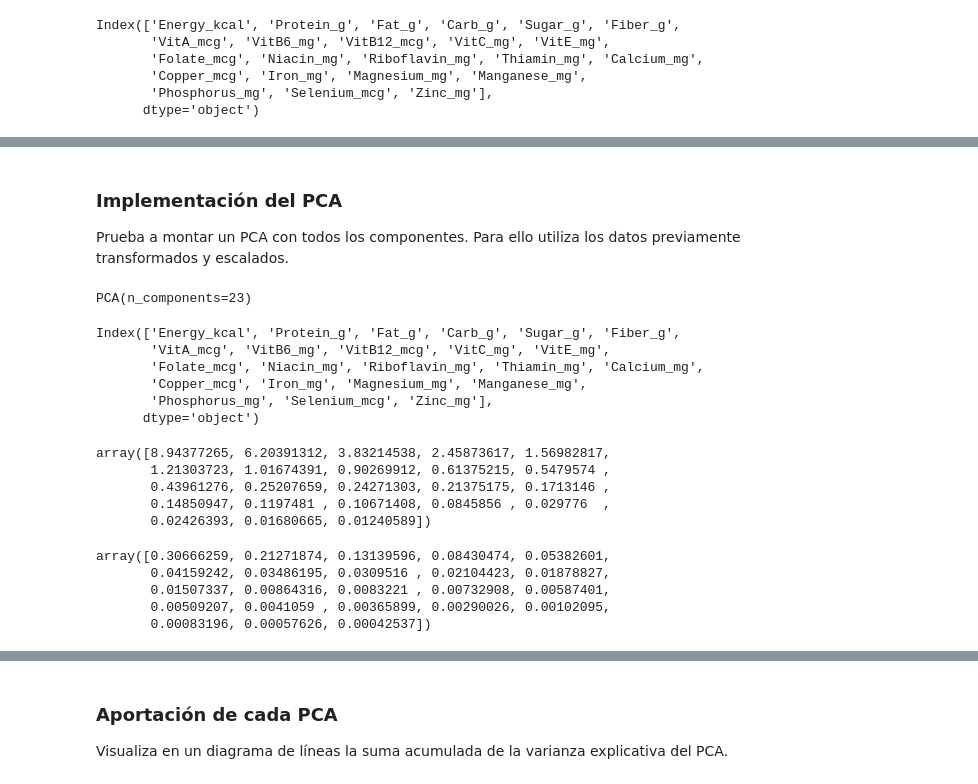
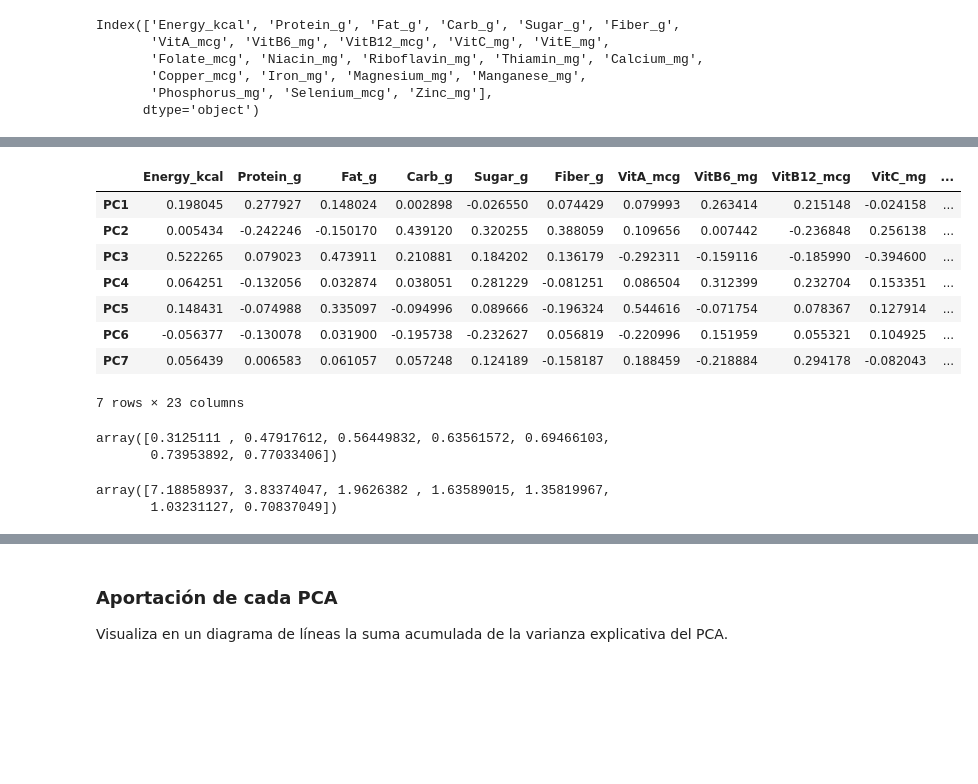
Before and after one commit to amejosecar/TheBridge_DSPT_ML_AC, a Jupyter notebook: No supervisado/Reducción dimensionalidad/Practica/1_Nutrition PCA.ipynb, the cells around one changed output, grey strips where cells are left out. Saved outputs shown, nothing was run; the diff lists cells and outputs as text; code cells hidden in the pictures; blank space fills up the shorter version.

```diff
--- a/No supervisado/Reducción dimensionalidad/Practica/1_Nutrition PCA.ipynb
+++ b/No supervisado/Reducción dimensionalidad/Practica/1_Nutrition PCA.ipynb
@@ -223,3 +223,7 @@ df.describe()
 Estandariza cada variable.
 
 No es necesario que dividas en train y test.
+# %%
+# Codigo
+scaler = StandardScaler()
+scaler.fit(df)
@@ -225,0 +232,2 @@ No es necesario que dividas en train y test.
+# %%
+df_scaled = scaler.transform(df)
@@ -225,0 +237,9 @@ No es necesario que dividas en train y test.
+# %%
+# Codigo
+from sklearn.decomposition import PCA
+
+n_comp = 7
+
+# Entrenamiento modelo PCA con escalado de los datos
+pca = PCA(n_components=n_comp)
+pca.fit(df_scaled)
@@ -259,44 +257,31 @@ df[['Energy_kcal', 'Protein_g', 'Fat_g', 'Carb_g', 'Sugar_g',
-# %% [markdown]
-### Implementación del PCA
-Prueba a montar un PCA con todos los componentes. Para ello utiliza los datos previamente transformados y escalados.
-# %%
-# Codigo
-from sklearn.pipeline import make_pipeline
-
-
-# Entrenamiento modelo PCA con escalado de los datos
-pca_pipe = make_pipeline(PCA(n_components=23))
-pca_pipe.fit(df)
-
-modelo_pca = pca_pipe['pca']
-modelo_pca
-# %% [output]
-PCA(n_components=23)
-# %%
-df.columns
-# %% [output]
-Index(['Energy_kcal', 'Protein_g', 'Fat_g', 'Carb_g', 'Sugar_g', 'Fiber_g',
-       'VitA_mcg', 'VitB6_mg', 'VitB12_mcg', 'VitC_mg', 'VitE_mg',
-       'Folate_mcg', 'Niacin_mg', 'Riboflavin_mg', 'Thiamin_mg', 'Calcium_mg',
-       'Copper_mcg', 'Iron_mg', 'Magnesium_mg', 'Manganese_mg',
-       'Phosphorus_mg', 'Selenium_mcg', 'Zinc_mg'],
-      dtype='object')
+# %%
+#convertir el array a DF
+pd.DataFrame(
+    data = pca.components_,
+    columns=df.columns,
+    index=[f'PC{i}' for i in range(1, n_comp+1)]
+
+)
+# %% [output]
+|  | Energy_kcal | Protein_g | Fat_g | Carb_g | Sugar_g | Fiber_g | VitA_mcg | VitB6_mg | VitB12_mcg | VitC_mg | ... |
+| PC1 | 0.198045 | 0.277927 | 0.148024 | 0.002898 | -0.026550 | 0.074429 | 0.079993 | 0.263414 | 0.215148 | -0.024158 | ... |
+| PC2 | 0.005434 | -0.242246 | -0.150170 | 0.439120 | 0.320255 | 0.388059 | 0.109656 | 0.007442 | -0.236848 | 0.256138 | ... |
+| PC3 | 0.522265 | 0.079023 | 0.473911 | 0.210881 | 0.184202 | 0.136179 | -0.292311 | -0.159116 | -0.185990 | -0.394600 | ... |
+| PC4 | 0.064251 | -0.132056 | 0.032874 | 0.038051 | 0.281229 | -0.081251 | 0.086504 | 0.312399 | 0.232704 | 0.153351 | ... |
+| PC5 | 0.148431 | -0.074988 | 0.335097 | -0.094996 | 0.089666 | -0.196324 | 0.544616 | -0.071754 | 0.078367 | 0.127914 | ... |
+| PC6 | -0.056377 | -0.130078 | 0.031900 | -0.195738 | -0.232627 | 0.056819 | -0.220996 | 0.151959 | 0.055321 | 0.104925 | ... |
+| PC7 | 0.056439 | 0.006583 | 0.061057 | 0.057248 | 0.124189 | -0.158187 | 0.188459 | -0.218884 | 0.294178 | -0.082043 | ... |
+7 rows × 23 columns
+# %%
+pca.explained_variance_ratio_.cumsum()
+# %% [output]
+array([0.3125111 , 0.47917612, 0.56449832, 0.63561572, 0.69466103,
+       0.73953892, 0.77033406])
 # %%
-modelo_pca.explained_variance_
+pca.explained_variance_
 # %% [output]
-array([8.94377265, 6.20391312, 3.83214538, 2.45873617, 1.56982817,
-       1.21303723, 1.01674391, 0.90269912, 0.61375215, 0.5479574 ,
-       0.43961276, 0.25207659, 0.24271303, 0.21375175, 0.1713146 ,
-       0.14850947, 0.1197481 , 0.10671408, 0.0845856 , 0.029776  ,
-       0.02426393, 0.01680665, 0.01240589])
+array([7.18858937, 3.83374047, 1.9626382 , 1.63589015, 1.35819967,
+       1.03231127, 0.70837049])
-# %%
-modelo_pca.explained_variance_ratio_
-# %% [output]
-array([0.30666259, 0.21271874, 0.13139596, 0.08430474, 0.05382601,
-       0.04159242, 0.03486195, 0.0309516 , 0.02104423, 0.01878827,
-       0.01507337, 0.00864316, 0.0083221 , 0.00732908, 0.00587401,
-       0.00509207, 0.0041059 , 0.00365899, 0.00290026, 0.00102095,
-       0.00083196, 0.00057626, 0.00042537])
 # %%
 # Se convierte el array a dataframe para añadir nombres a los ejes.
 pd.DataFrame(
```
Also changed, not shown: parts of 6 cells of this notebook, 1 other file.
